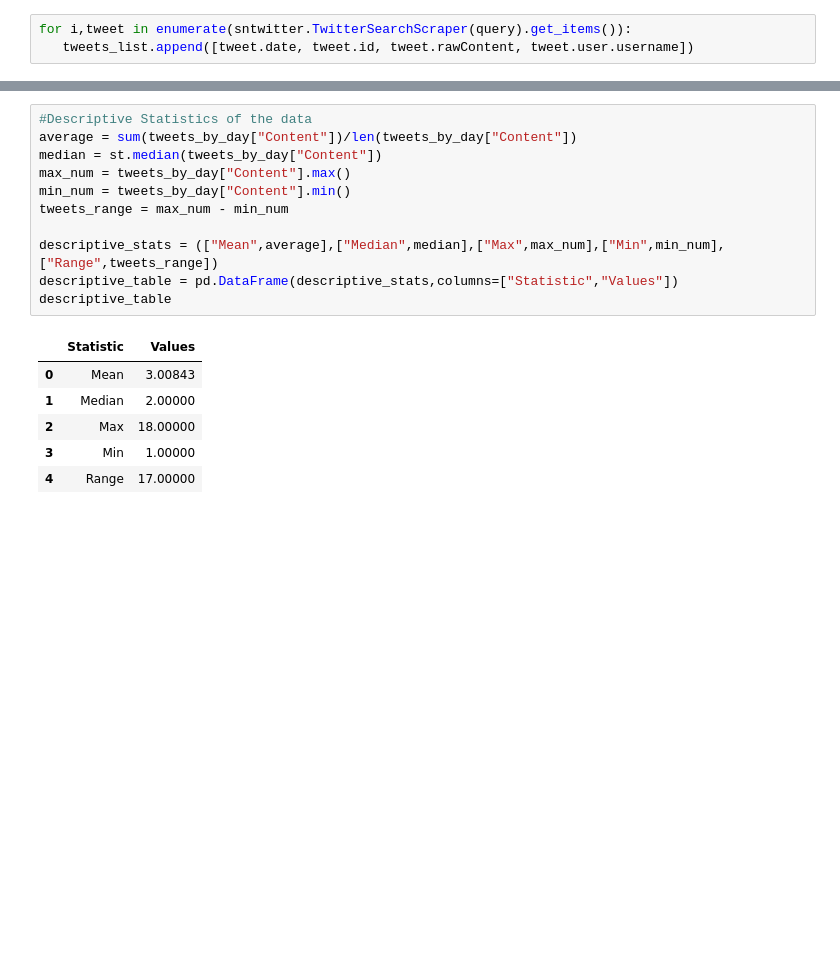
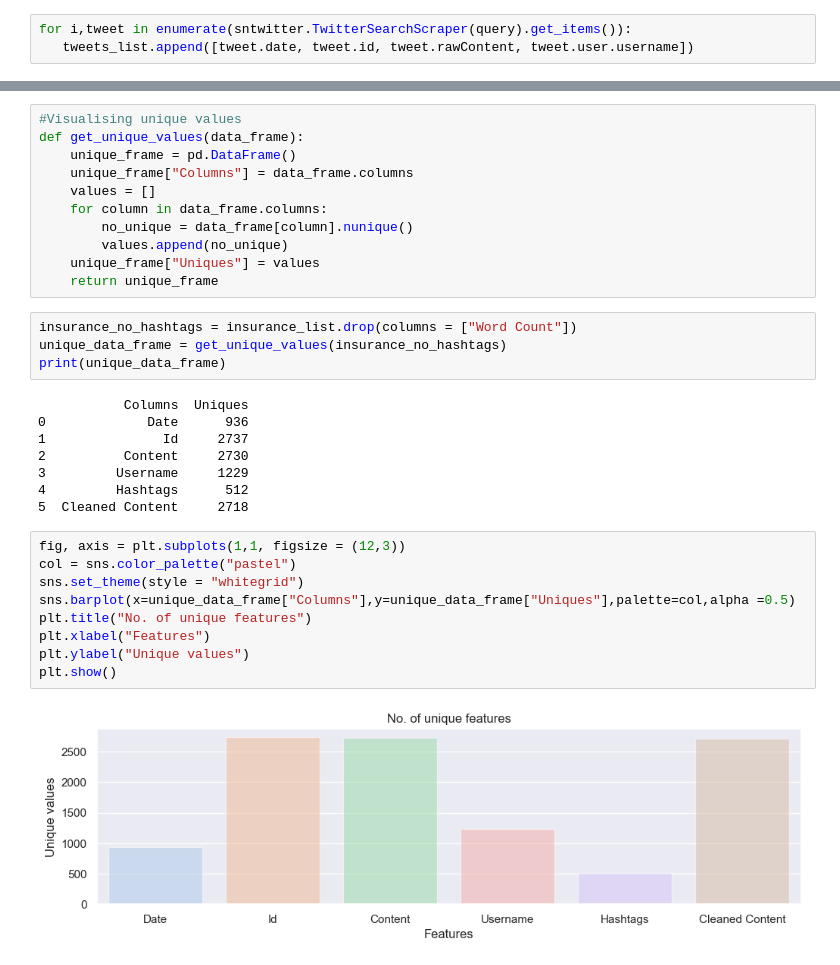
Before and after one commit to arnoldmuiruri/insurance_sentiment_analysis, a Jupyter notebook: Insurance analysis.ipynb, the cells around one changed output, grey strips where cells are left out. Drawn from its saved outputs; the diff is of its cells as text; blank space fills up the shorter version.

```diff
--- a/Insurance analysis.ipynb
+++ b/Insurance analysis.ipynb
@@ -107,18 +178,34 @@ plt.show()
-# %%
-#Descriptive Statistics of the data
-average = sum(tweets_by_day["Content"])/len(tweets_by_day["Content"])
-median = st.median(tweets_by_day["Content"])
-max_num = tweets_by_day["Content"].max()
-min_num = tweets_by_day["Content"].min()
-tweets_range = max_num - min_num
-
-descriptive_stats = (["Mean",average],["Median",median],["Max",max_num],["Min",min_num],["Range",tweets_range])
-descriptive_table = pd.DataFrame(descriptive_stats,columns=["Statistic","Values"])
-descriptive_table
-# %% [output]
-|  | Statistic | Values |
-| 0 | Mean | 3.00843 |
-| 1 | Median | 2.00000 |
-| 2 | Max | 18.00000 |
-| 3 | Min | 1.00000 |
-| 4 | Range | 17.00000 |
+# %%
+#Visualising unique values
+def get_unique_values(data_frame):
+    unique_frame = pd.DataFrame()
+    unique_frame["Columns"] = data_frame.columns
+    values = []
+    for column in data_frame.columns:
+        no_unique = data_frame[column].nunique()
+        values.append(no_unique)
+    unique_frame["Uniques"] = values
+    return unique_frame
+# %%
+insurance_no_hashtags = insurance_list.drop(columns = ["Word Count"])
+unique_data_frame = get_unique_values(insurance_no_hashtags)
+print(unique_data_frame)
+# %% [output]
+           Columns  Uniques
+0             Date      936
+1               Id     2737
+2          Content     2730
+3         Username     1229
+4         Hashtags      512
+5  Cleaned Content     2718
+# %%
+fig, axis = plt.subplots(1,1, figsize = (12,3))
+col = sns.color_palette("pastel")
+sns.set_theme(style = "whitegrid")
+sns.barplot(x=unique_data_frame["Columns"],y=unique_data_frame["Uniques"],palette=col,alpha =0.5)
+plt.title("No. of unique features")
+plt.xlabel("Features")
+plt.ylabel("Unique values")
+plt.show()
+# %% [output]
+[figure, added]
```
Also changed, not shown: parts of 39 cells of this notebook.
